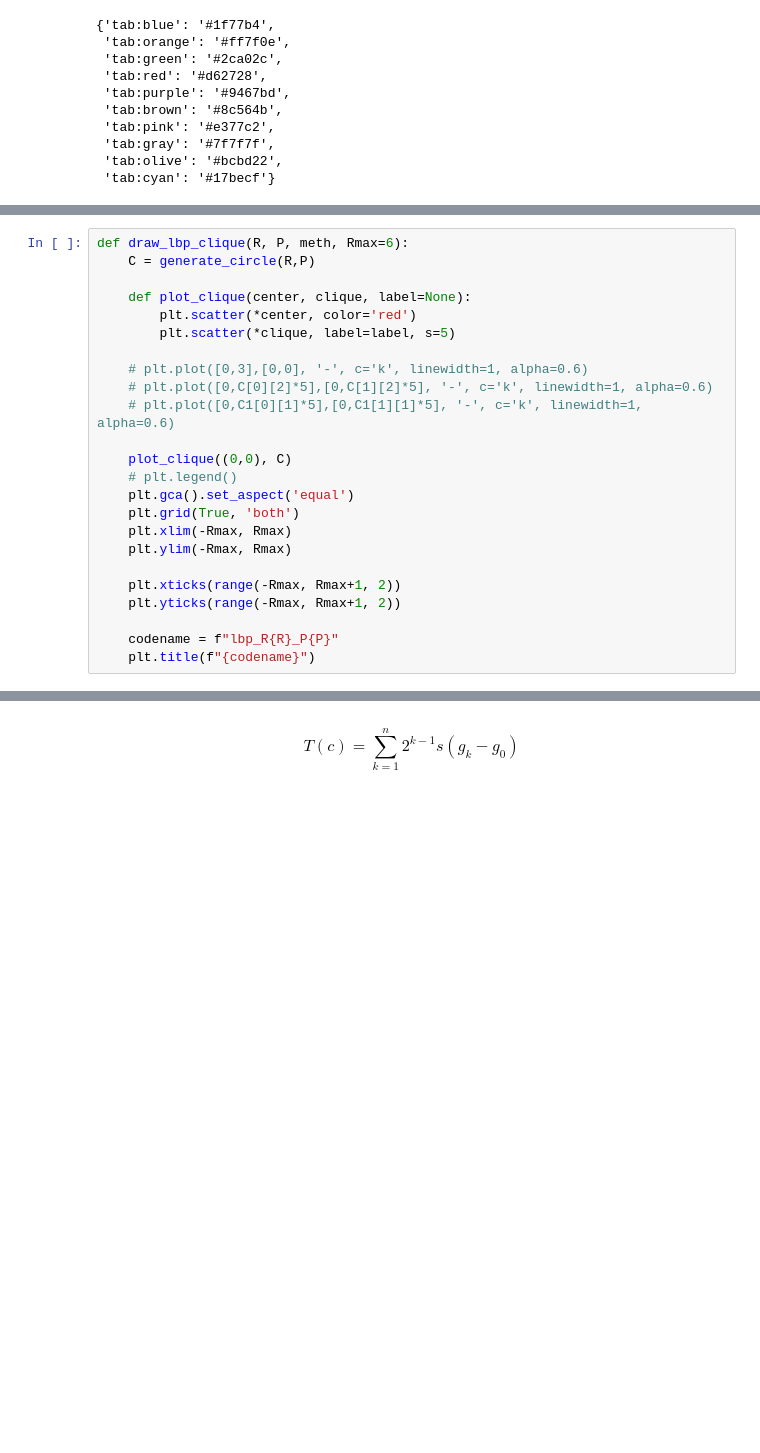
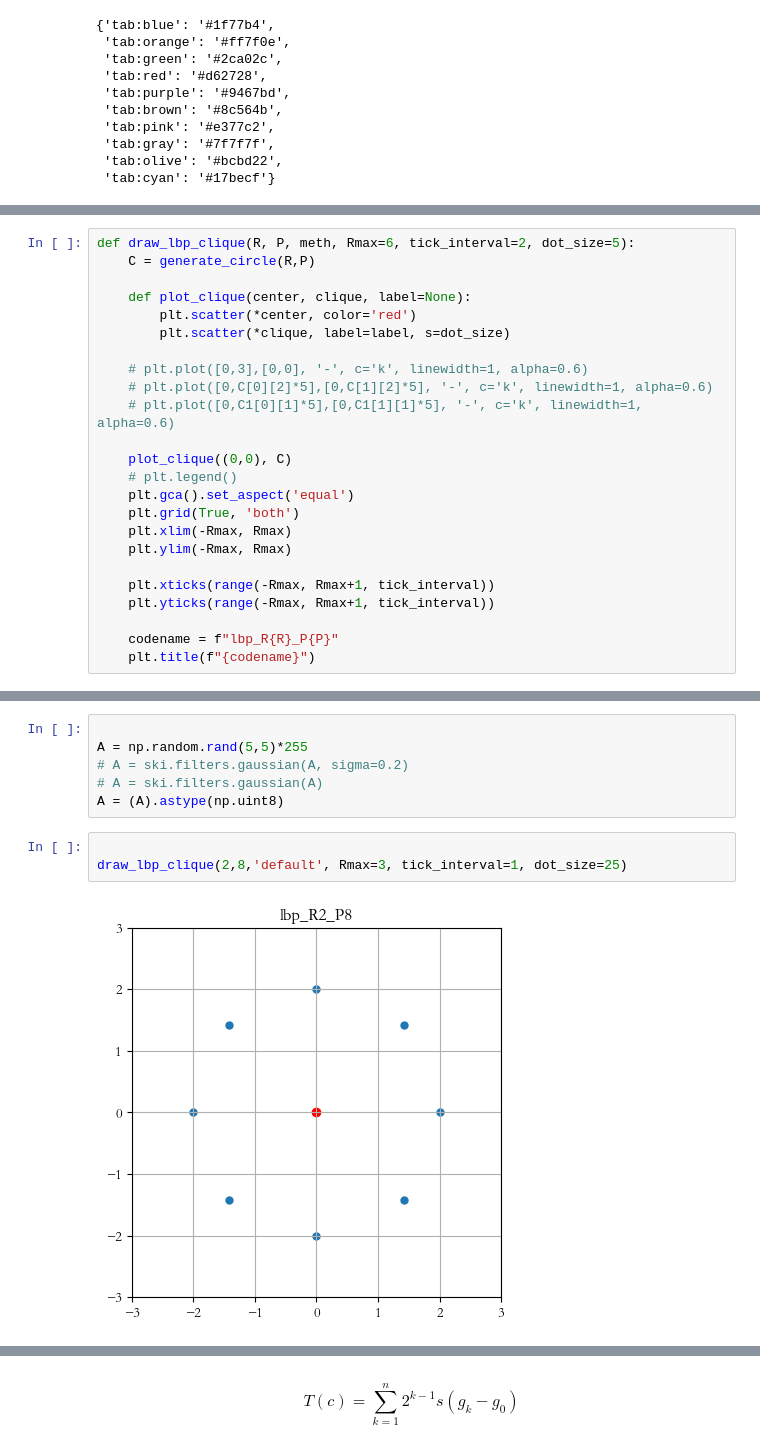
Before and after one commit to mkrooted256/master-thesis, a Jupyter notebook: 1_clique.ipynb, the cells around one changed output, grey strips where cells are left out. Drawn from its saved outputs; the diff is of its cells as text; blank space fills up the shorter version.

```diff
--- a/1_clique.ipynb
+++ b/1_clique.ipynb
@@ -65,11 +68,11 @@ plt.savefig('plots/clique1.png', dpi=150, bbox_inches='tight')
 [figure]
 # %%
-def draw_lbp_clique(R, P, meth, Rmax=6):
+def draw_lbp_clique(R, P, meth, Rmax=6, tick_interval=2, dot_size=5):
     C = generate_circle(R,P)
 
     def plot_clique(center, clique, label=None):
         plt.scatter(*center, color='red')
-        plt.scatter(*clique, label=label, s=5)
+        plt.scatter(*clique, label=label, s=dot_size)
 
     # plt.plot([0,3],[0,0], '-', c='k', linewidth=1, alpha=0.6)
     # plt.plot([0,C[0][2]*5],[0,C[1][2]*5], '-', c='k', linewidth=1, alpha=0.6)
@@ -82,8 +85,8 @@ def draw_lbp_clique(R, P, meth, Rmax=6):
     plt.xlim(-Rmax, Rmax)
     plt.ylim(-Rmax, Rmax)
 
-    plt.xticks(range(-Rmax, Rmax+1, 2))
-    plt.yticks(range(-Rmax, Rmax+1, 2))
+    plt.xticks(range(-Rmax, Rmax+1, tick_interval))
+    plt.yticks(range(-Rmax, Rmax+1, tick_interval))
 
     codename = f"lbp_R{R}_P{P}"
     plt.title(f"{codename}")
@@ -104,3 +136,14 @@ plt.savefig('plots/lbp_cliques.png', dpi=100, bbox_inches='tight')
+# %%
+
+A = np.random.rand(5,5)*255
+# A = ski.filters.gaussian(A, sigma=0.2)
+# A = ski.filters.gaussian(A)
+A = (A).astype(np.uint8)
+# %%
+
+draw_lbp_clique(2,8,'default', Rmax=3, tick_interval=1, dot_size=25)
+# %% [output]
+[figure, added]
 # %%
 
 # Always returns 4 points. Points can repeat with different weights.
```
Also changed, not shown: parts of 7 cells of this notebook, 48 other files.
